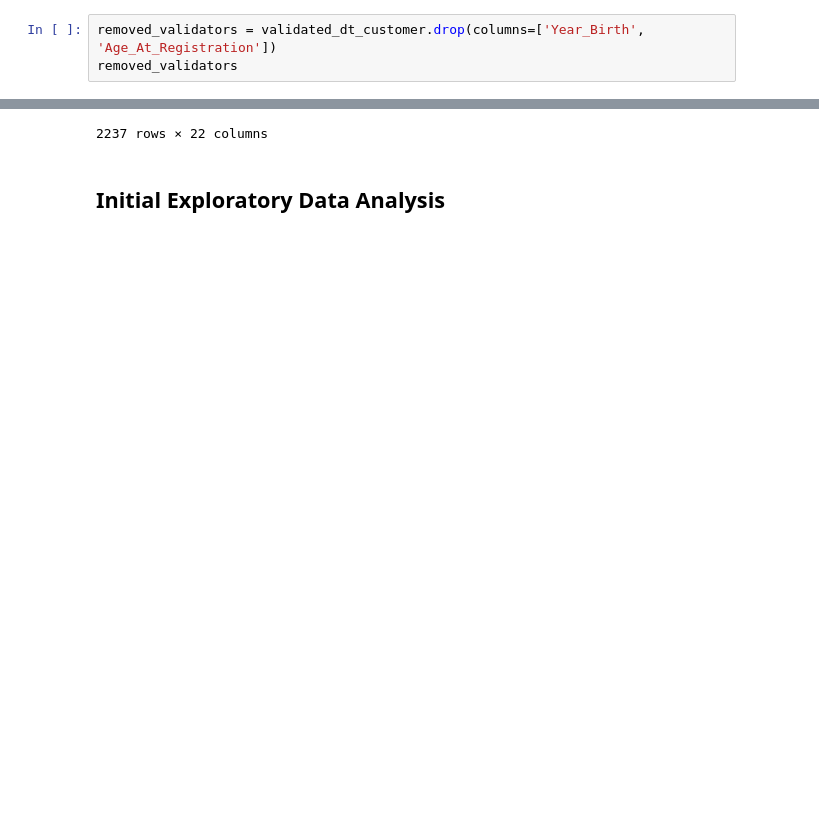
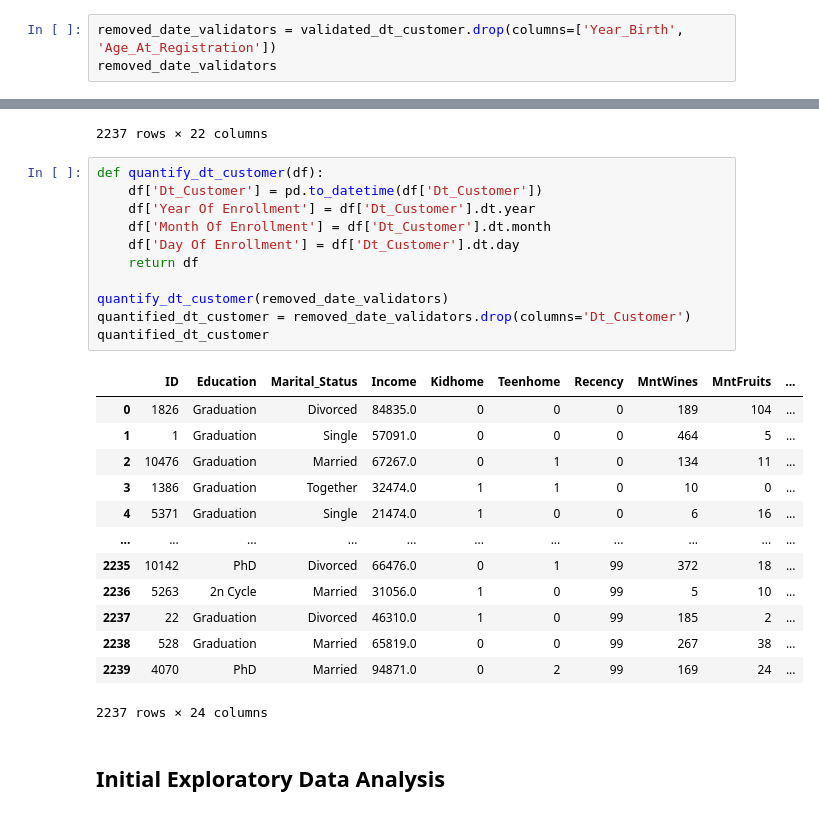
Before and after one commit to Ronan-Daliuag/Determining-Leads, a Jupyter notebook: Padrejuan.ipynb, the cells around one changed output, grey strips where cells are left out. Saved outputs shown, nothing was run; the diff lists cells and outputs as text; blank space fills up the shorter version.

```diff
--- a/Padrejuan.ipynb
+++ b/Padrejuan.ipynb
@@ -145,8 +145,8 @@ validated_dt_customer
 | 2239 | 4070 | 1969 | PhD | Married | 94871.0 | 0 | 2 | 2012-01-09 | 99 | ... |
 2237 rows × 24 columns
 # %%
-removed_validators = validated_dt_customer.drop(columns=['Year_Birth', 'Age_At_Registration'])
-removed_validators
+removed_date_validators = validated_dt_customer.drop(columns=['Year_Birth', 'Age_At_Registration'])
+removed_date_validators
 # %% [output]
 |  | ID | Education | Marital_Status | Income | Kidhome | Teenhome | Dt_Customer | Recency | MntWines | ... |
 | 0 | 1826 | Graduation | Divorced | 84835.0 | 0 | 0 | 2014-06-16 | 0 | 189 | ... |
@@ -161,6 +161,31 @@ removed_validators
 | 2238 | 528 | Graduation | Married | 65819.0 | 0 | 0 | 2012-11-29 | 99 | 267 | ... |
 | 2239 | 4070 | PhD | Married | 94871.0 | 0 | 2 | 2012-01-09 | 99 | 169 | ... |
 2237 rows × 22 columns
+# %%
+def quantify_dt_customer(df):
+    df['Dt_Customer'] = pd.to_datetime(df['Dt_Customer'])
+    df['Year Of Enrollment'] = df['Dt_Customer'].dt.year
+    df['Month Of Enrollment'] = df['Dt_Customer'].dt.month
+    df['Day Of Enrollment'] = df['Dt_Customer'].dt.day
+    return df
+
+quantify_dt_customer(removed_date_validators)
+quantified_dt_customer = removed_date_validators.drop(columns='Dt_Customer')
+quantified_dt_customer
+# %% [output]
+|  | ID | Education | Marital_Status | Income | Kidhome | Teenhome | Recency | MntWines | MntFruits | ... |
+| 0 | 1826 | Graduation | Divorced | 84835.0 | 0 | 0 | 0 | 189 | 104 | ... |
+| 1 | 1 | Graduation | Single | 57091.0 | 0 | 0 | 0 | 464 | 5 | ... |
+| 2 | 10476 | Graduation | Married | 67267.0 | 0 | 1 | 0 | 134 | 11 | ... |
+| 3 | 1386 | Graduation | Together | 32474.0 | 1 | 1 | 0 | 10 | 0 | ... |
+| 4 | 5371 | Graduation | Single | 21474.0 | 1 | 0 | 0 | 6 | 16 | ... |
+| ... | ... | ... | ... | ... | ... | ... | ... | ... | ... | ... |
+| 2235 | 10142 | PhD | Divorced | 66476.0 | 0 | 1 | 99 | 372 | 18 | ... |
+| 2236 | 5263 | 2n Cycle | Married | 31056.0 | 1 | 0 | 99 | 5 | 10 | ... |
+| 2237 | 22 | Graduation | Divorced | 46310.0 | 1 | 0 | 99 | 185 | 2 | ... |
+| 2238 | 528 | Graduation | Married | 65819.0 | 0 | 0 | 99 | 267 | 38 | ... |
+| 2239 | 4070 | PhD | Married | 94871.0 | 0 | 2 | 99 | 169 | 24 | ... |
+2237 rows × 24 columns
 # %% [markdown]
 ## Initial Exploratory Data Analysis
 # %%
```
Also changed, not shown: parts of 7 cells of this notebook, 3 other files.
